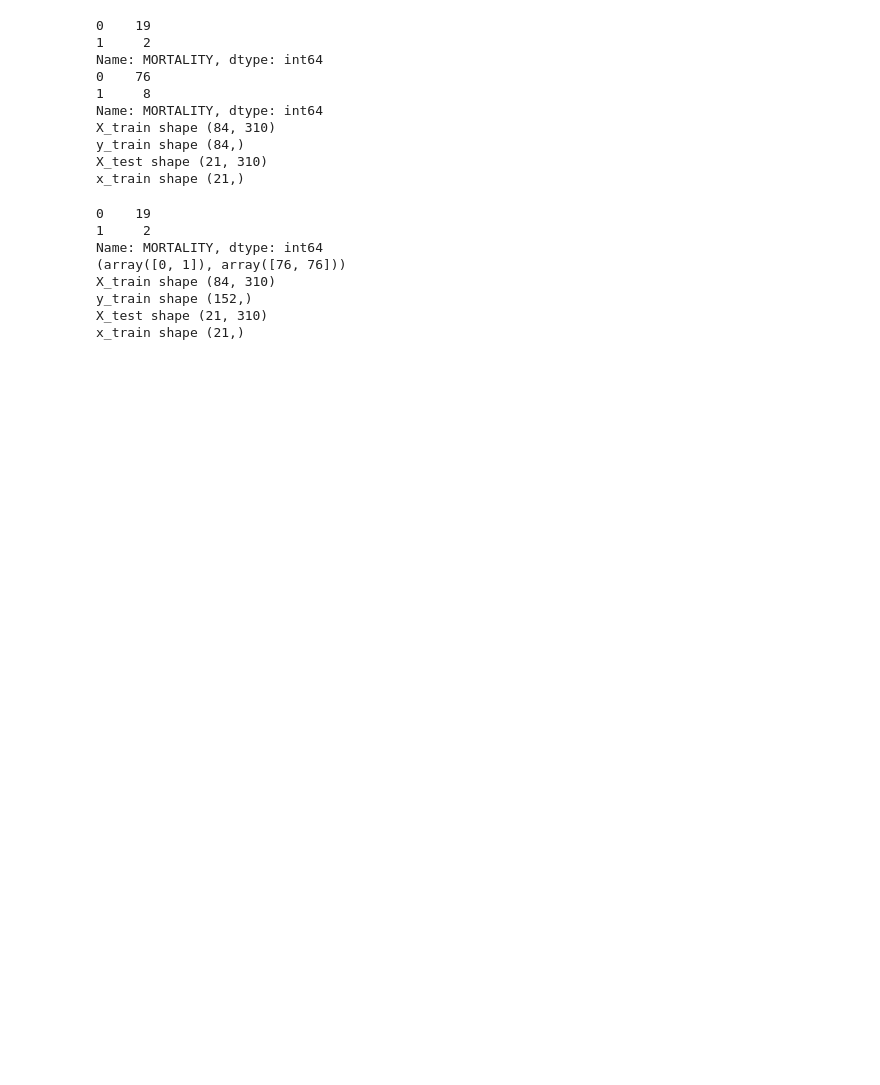
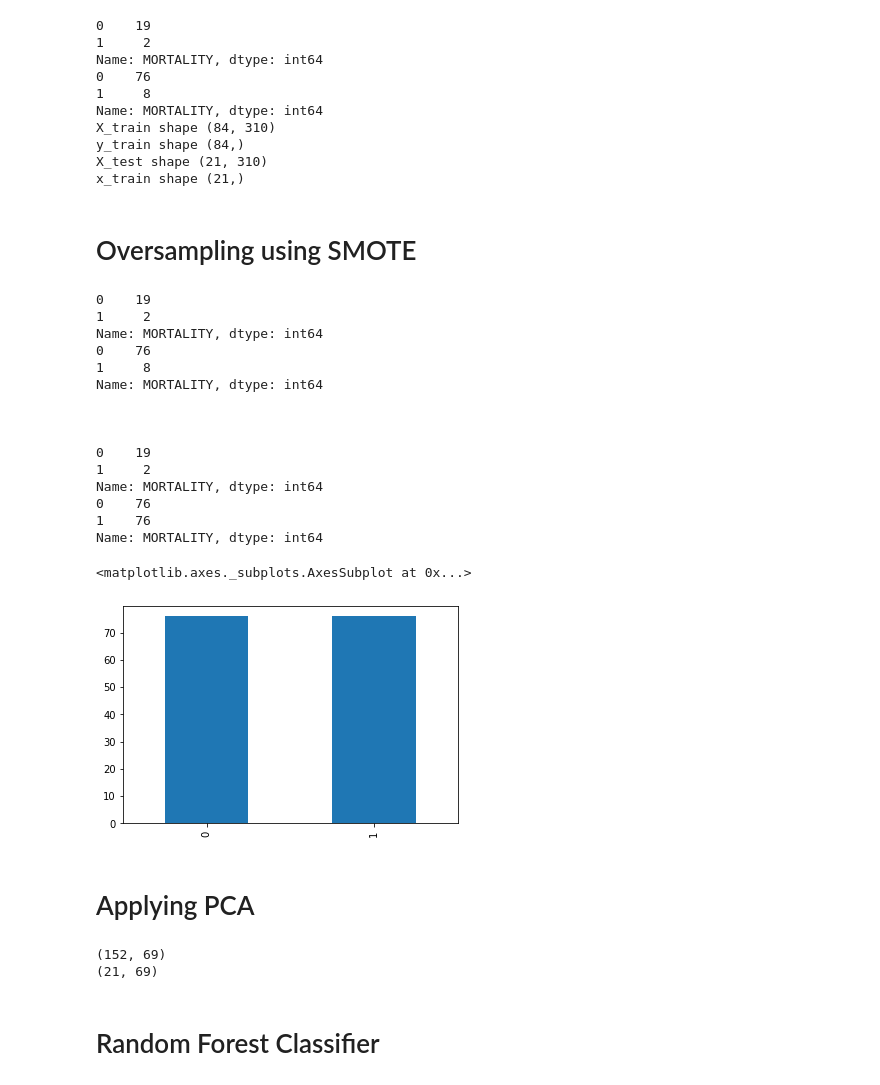
Before and after one commit to R4HUL-ROY/Multimodal_feature_extraction, a Jupyter notebook: Text_preprocessing_TFIDF.ipynb, the cells around one changed output. Drawn from its saved outputs; the diff is of its cells as text; code cells hidden in the pictures; blank space fills up the shorter version.

```diff
--- a/Text_preprocessing_TFIDF.ipynb
+++ b/Text_preprocessing_TFIDF.ipynb
@@ -234,13 +240,12 @@ from sklearn.feature_extraction.text import TfidfVectorizer
 import pandas as pd
 
 vectorizer = TfidfVectorizer()
-vectors = vectorizer.fit_transform(dataset['Radiologist KEY FINDINGS'])
+# vectors = vectorizer.fit_transform(dataset['Radiologist KEY FINDINGS'])
+vectors = vectorizer.fit_transform(list(dataset['Radiologist KEY FINDINGS']))
 feature_names = vectorizer.get_feature_names()
-print(feature_names)
 matrix = vectors.todense()
-# print(matrix)
-list_dense = matrix.tolist()
-# print(list_dense)
-tfidf_df = pd.DataFrame(list_dense, columns = feature_names)
+
+tfidf_df = pd.DataFrame(matrix, columns = feature_names)
+
 tfidf_df
 # %% [output]
@@ -365,4 +338,39 @@ X_train shape (84, 310)
 y_train shape (84,)
 X_test shape (21, 310)
 x_train shape (21,)
+# %% [markdown]
+# Oversampling using SMOTE
+# %%
+# Before Oversampling
+print(y_test.value_counts())
+print(y_train.value_counts())
+
+print("\n\n")
+
+from imblearn.over_sampling import SMOTE, SVMSMOTE, SMOTEN
+sm = SMOTE(random_state = 42)
+X_train, y_train = sm.fit_resample(X_train, y_train)
+
+# After Oversampling
+print(y_test.value_counts())
+print(y_train.value_counts())
+y_train.value_counts().plot.bar()
+# %% [output]
+0    19
+1     2
+Name: MORTALITY, dtype: int64
+0    76
+1     8
+Name: MORTALITY, dtype: int64
+
+
+
+0    19
+1     2
+Name: MORTALITY, dtype: int64
+0    76
+1    76
+Name: MORTALITY, dtype: int64
+<matplotlib.axes._subplots.AxesSubplot at 0x...>
+[figure, added]
 # %%
@@ -377,19 +380,18 @@ X_train_res, y_train_res = ros.fit_resample(X_train, y_train)
-# %%
-print(y_test.value_counts())
-print(np.unique(y_train_res, return_counts = True))
-print(f"X_train shape {X_train.shape}")
-print(f"y_train shape {y_train_res.shape}")
-print(f"X_test shape {X_test.shape}")
-print(f"x_train shape {y_test.shape}")
-# %% [output]
-0    19
-1     2
-Name: MORTALITY, dtype: int64
-(array([0, 1]), array([76, 76]))
-X_train shape (84, 310)
-y_train shape (152,)
-X_test shape (21, 310)
-x_train shape (21,)
+# %% [markdown]
+# Applying PCA
+# %%
+from sklearn.decomposition import PCA
+pca = PCA(n_components=0.99)
+X_train = pca.fit_transform(X_train)
+X_test = pca.transform(X_test)
+
+print(X_train.shape)
+print(X_test.shape)
+# %% [output]
+(152, 69)
+(21, 69)
+# %% [markdown]
+# Random Forest Classifier
 # %%
 from sklearn.ensemble import RandomForestClassifier
 RF_clf =RandomForestClassifier(n_estimators=100)
```
Also changed, not shown: parts of 25 cells of this notebook.
